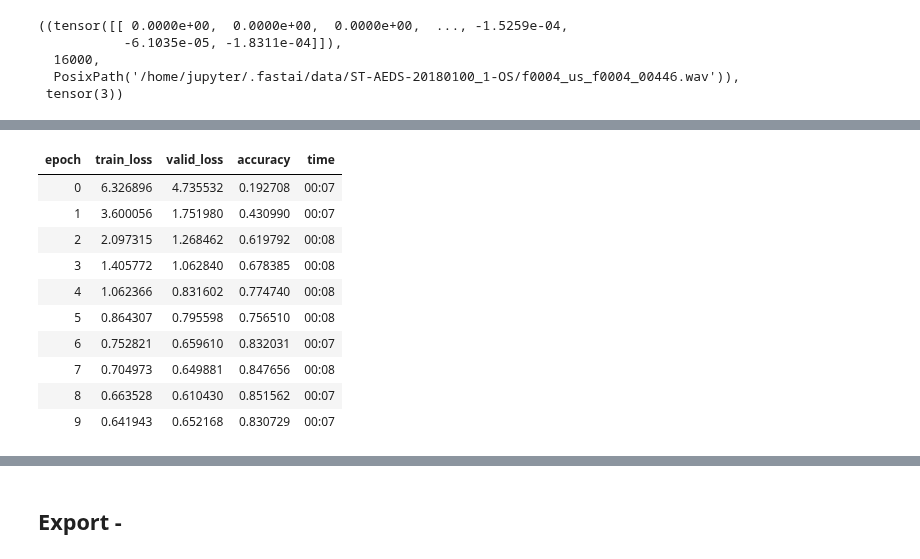
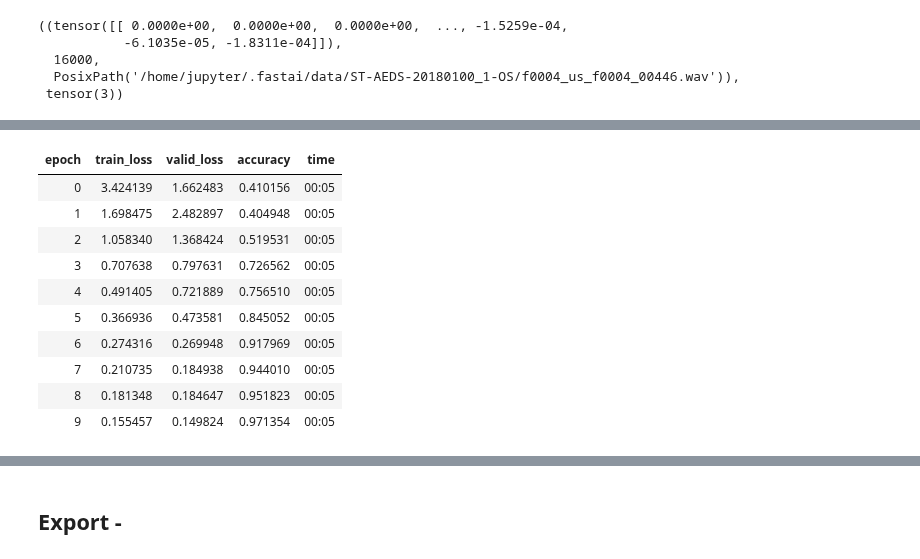
Before and after one commit to fastaudio/fastai2_audio, a Jupyter notebook: dev/72_audio_tutorial.ipynb, the cells around one changed output, grey strips where cells are left out. Saved outputs shown, nothing was run; the diff lists cells and outputs as text; code cells hidden in the pictures.

```diff
--- a/dev/72_audio_tutorial.ipynb
+++ b/dev/72_audio_tutorial.ipynb
@@ -121,7 +64,7 @@ test_eq(min(cats).item(), 0)
 test_eq(max(cats).item(), 9)
 # %%
 p = Path('/home/jupyter/.fastai/data/ST-AEDS-20180100_1-OS')
-a2s = AudioToSpec(n_fft = 1024, hop_length=256)
+a2s = AudioToSpec()
 crop_2000ms = CropTime(2000)
 tfms = Pipeline([a2s, crop_2000ms], as_item=True)
 dbunch_cropspec = auds.databunch(p, item_tfms=tfms, bs=64)
@@ -144,3 +87,8 @@ torch.Size([64, 1, 128, 126])
+# %%
+# credit to Kevin Bird and Hiromi Suenaga for these two lines to adjust a CNN model to take 1 channel input
+def alter_learner(learn):
+    learn.model[0][0].in_channels=1
+    learn.model[0][0].weight = torch.nn.parameter.Parameter(learn.model[0][0].weight[:,1,:,:].unsqueeze(1))
 # %%
 learn = Learner(dbunch_cropspec,
                 xresnet18(),
@@ -182,7 +132,7 @@ auds.datasource(p)[0]
 # %%
 p = Path('/home/jupyter/.fastai/data/ST-AEDS-20180100_1-OS')
 cropsig_2000ms = CropSignal(2000)
-ds_tfms = Pipeline([cropsig_2000ms, a2s, Stack3Channels()], as_item=True)
+ds_tfms = Pipeline([cropsig_2000ms, a2s], as_item=True)
 dl_tfms = Pipeline([], as_item=True)
 dbunch_cropsig = auds.databunch(p, item_tfms=ds_tfms, bs=64)
 dbunch_cropsig.show_batch(max_n=9)
@@ -214,3 +155,4 @@ learn = Learner(dbunch_cropsig,
                 xresnet18(),
                 torch.nn.CrossEntropyLoss(),
                 metrics=[accuracy])
+alter_learner(learn)
@@ -217,14 +164,14 @@ learn = Learner(dbunch_cropsig,
 # %%
-learn.fit_one_cycle(10, lr_max=3e-2)
+learn.fit_one_cycle(10, lr_max=2e-1)
 # %% [output]
 | epoch | train_loss | valid_loss | accuracy | time |
-| 0 | 6.326896 | 4.735532 | 0.192708 | 00:07 |
-| 1 | 3.600056 | 1.751980 | 0.430990 | 00:07 |
-| 2 | 2.097315 | 1.268462 | 0.619792 | 00:08 |
-| 3 | 1.405772 | 1.062840 | 0.678385 | 00:08 |
-| 4 | 1.062366 | 0.831602 | 0.774740 | 00:08 |
-| 5 | 0.864307 | 0.795598 | 0.756510 | 00:08 |
-| 6 | 0.752821 | 0.659610 | 0.832031 | 00:07 |
-| 7 | 0.704973 | 0.649881 | 0.847656 | 00:08 |
-| 8 | 0.663528 | 0.610430 | 0.851562 | 00:07 |
-| 9 | 0.641943 | 0.652168 | 0.830729 | 00:07 |
+| 0 | 3.424139 | 1.662483 | 0.410156 | 00:05 |
+| 1 | 1.698475 | 2.482897 | 0.404948 | 00:05 |
+| 2 | 1.058340 | 1.368424 | 0.519531 | 00:05 |
+| 3 | 0.707638 | 0.797631 | 0.726562 | 00:05 |
+| 4 | 0.491405 | 0.721889 | 0.756510 | 00:05 |
+| 5 | 0.366936 | 0.473581 | 0.845052 | 00:05 |
+| 6 | 0.274316 | 0.269948 | 0.917969 | 00:05 |
+| 7 | 0.210735 | 0.184938 | 0.944010 | 00:05 |
+| 8 | 0.181348 | 0.184647 | 0.951823 | 00:05 |
+| 9 | 0.155457 | 0.149824 | 0.971354 | 00:05 |
```
Also changed, not shown: parts of 21 cells of this notebook.
